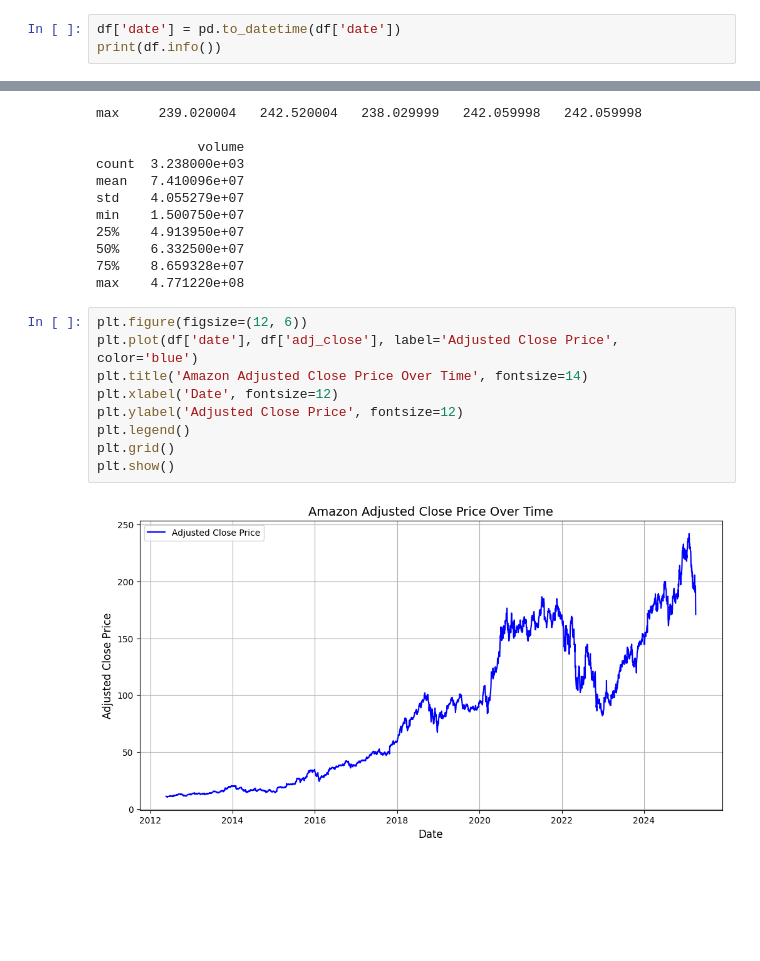
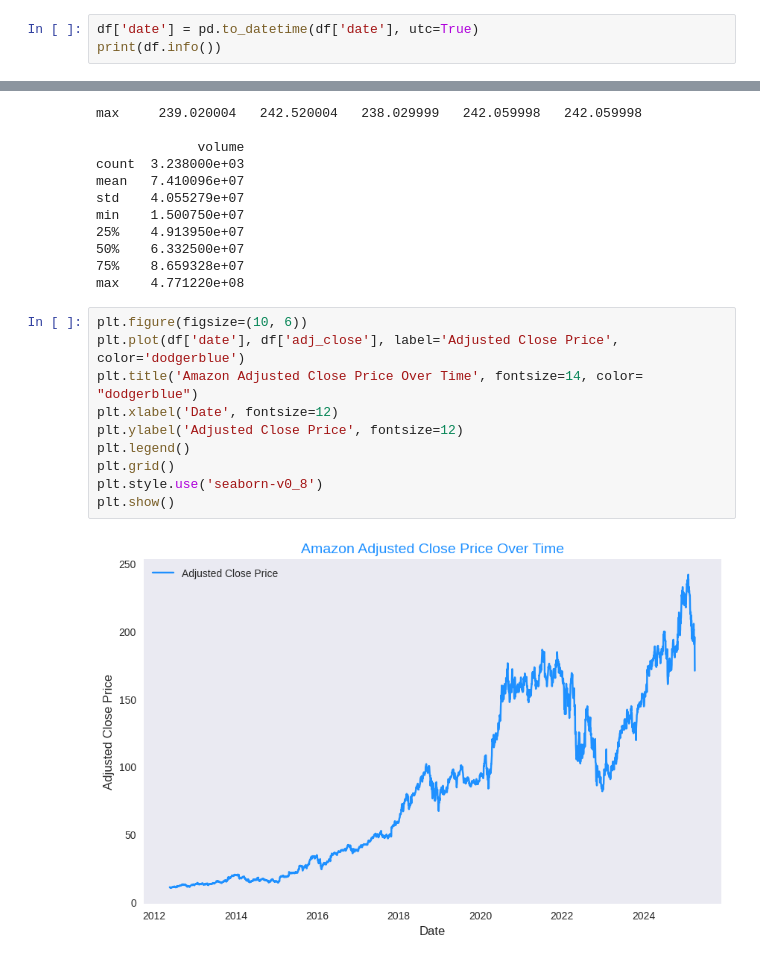
Before and after one commit to zenyonki/AMZN_stock_prices, a Jupyter notebook: AMZN_Stock_Prices.ipynb, the cells around one changed output, grey strips where cells are left out. Cells and saved outputs as stored; diff of their text form; blank space fills up the shorter version.

```diff
--- a/AMZN_Stock_Prices.ipynb
+++ b/AMZN_Stock_Prices.ipynb
@@ -50,7 +48,7 @@ df.head()
 | 3 | 2012-05-24 00:00:00-04:00 | 10.8490 | 10.8830 | 10.635 | 10.7620 | 10.7620 | 62822000 |
 | 4 | 2012-05-25 00:00:00-04:00 | 10.7495 | 10.7990 | 10.611 | 10.6445 | 10.6445 | 43428000 |
 # %%
-df['date'] = pd.to_datetime(df['date'])
+df['date'] = pd.to_datetime(df['date'], utc=True)
 print(df.info())
 # %% [output]
 <class 'pandas.core.frame.DataFrame'>
@@ -91,13 +89,14 @@ min    1.500750e+07
 75%    8.659328e+07
 max    4.771220e+08
 # %%
-plt.figure(figsize=(12, 6))
-plt.plot(df['date'], df['adj_close'], label='Adjusted Close Price', color='blue')
-plt.title('Amazon Adjusted Close Price Over Time', fontsize=14)
+plt.figure(figsize=(10, 6))
+plt.plot(df['date'], df['adj_close'], label='Adjusted Close Price', color='dodgerblue')
+plt.title('Amazon Adjusted Close Price Over Time', fontsize=14, color= "dodgerblue")
 plt.xlabel('Date', fontsize=12)
 plt.ylabel('Adjusted Close Price', fontsize=12)
 plt.legend()
 plt.grid()
+plt.style.use('seaborn-v0_8')
 plt.show()
 # %% [output]
-[figure, old version]
+[figure, new version]
```
Also changed, not shown: parts of 4 cells of this notebook.
